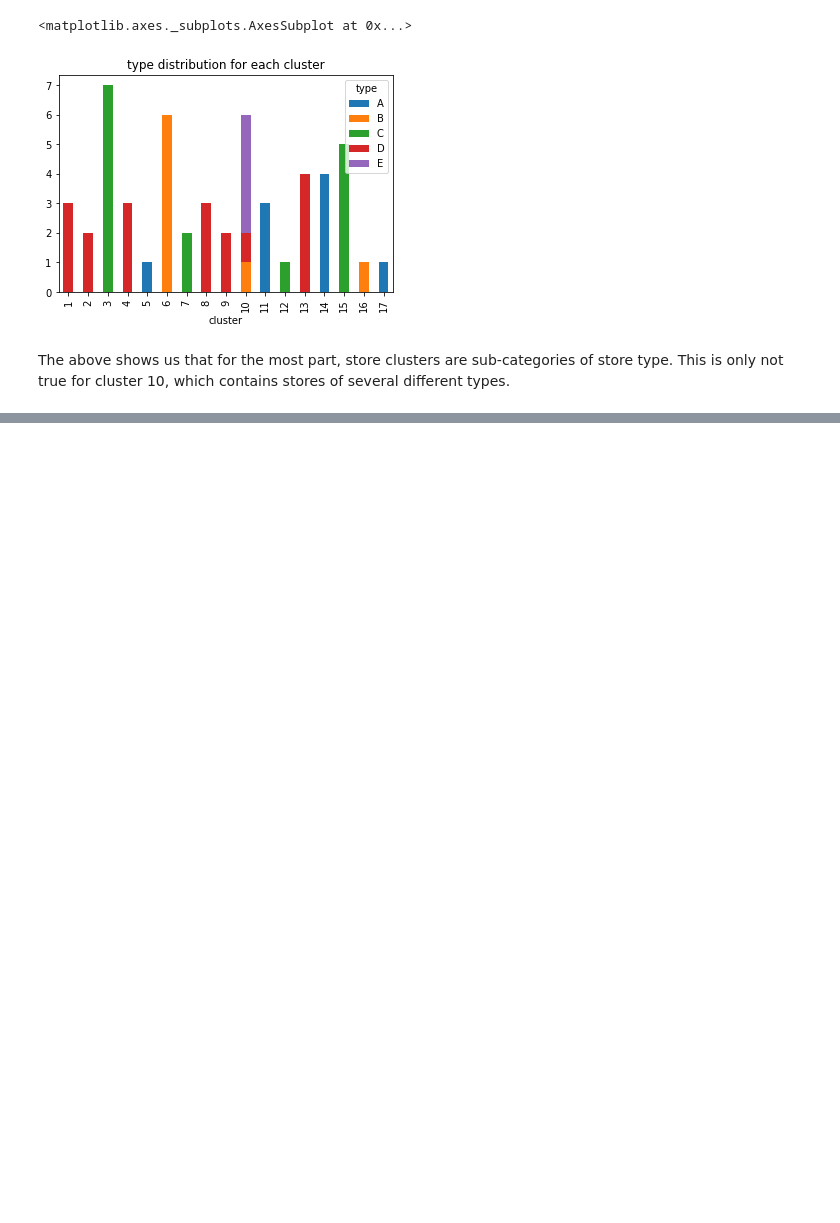
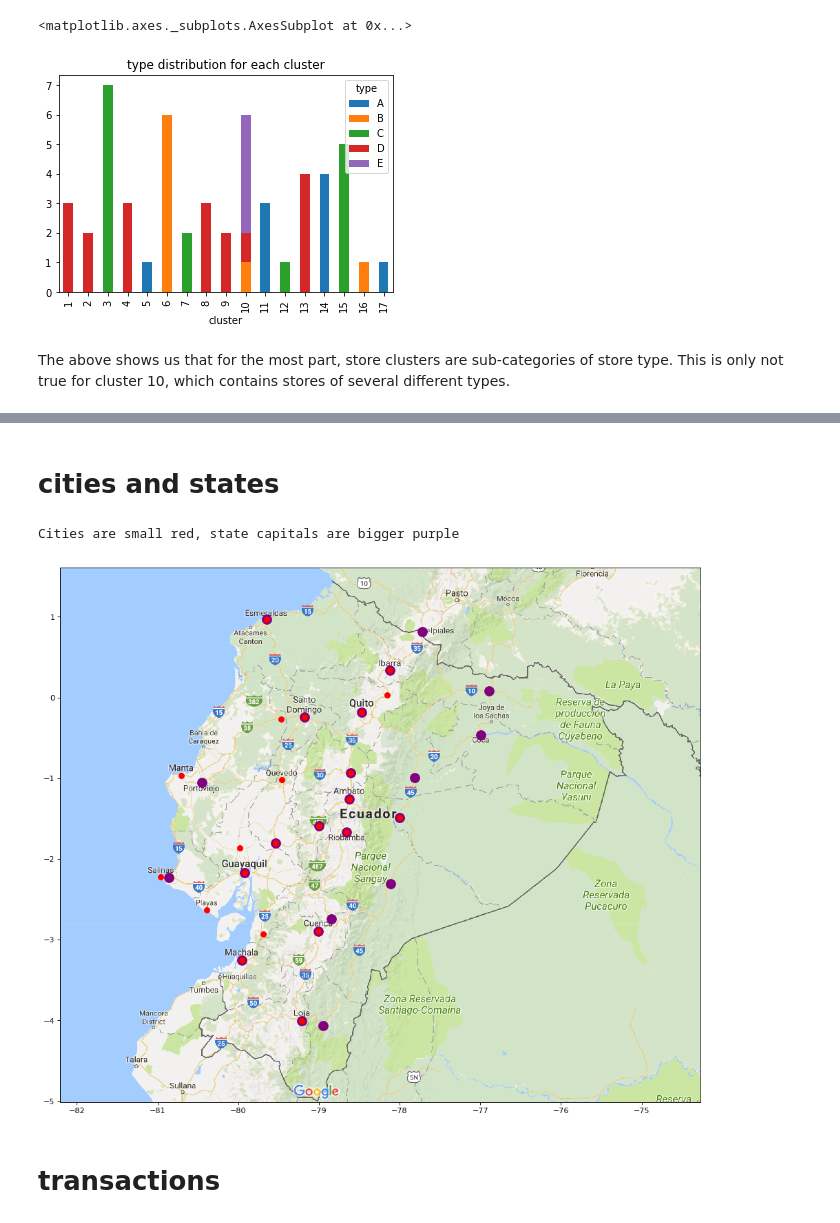
Before and after one commit to jandress94/grocery_sales, a Jupyter notebook: exploration/exploration.ipynb, the cells around one changed output, grey strips where cells are left out. Cells and saved outputs as stored; diff of their text form; code cells hidden in the pictures; blank space fills up the shorter version.

```diff
--- a/exploration/exploration.ipynb
+++ b/exploration/exploration.ipynb
@@ -523,0 +538,21 @@ The above shows us that for the most part, store clusters are sub-categories of
+# %% [markdown]
+# cities and states
+# %%
+cities_df = pd.read_csv('../input/cities.csv')
+states_df = pd.read_csv('../input/states.csv')
+
+fig = plt.figure(figsize=(15,15), dpi = 80)
+
+img = imread('../input/pics/map_cropped.png')
+plt.scatter(states_df.longitude.values, states_df.latitude.values, zorder = 1, s = 150, c = "purple")
+plt.scatter(cities_df.longitude.values, cities_df.latitude.values, zorder = 2, s = 50, c = "red")
+
+print("Cities are small red, state capitals are bigger purple")
+
+plt.imshow(img, zorder=0, extent=[-82.2051, -74.2695, -5.0145, 1.6070])
+plt.show()
+# %% [output]
+Cities are small red, state capitals are bigger purple
+[figure, added]
+# %% [markdown]
+# transactions
```
Also changed, not shown: parts of 9 cells of this notebook, 3 other files.
